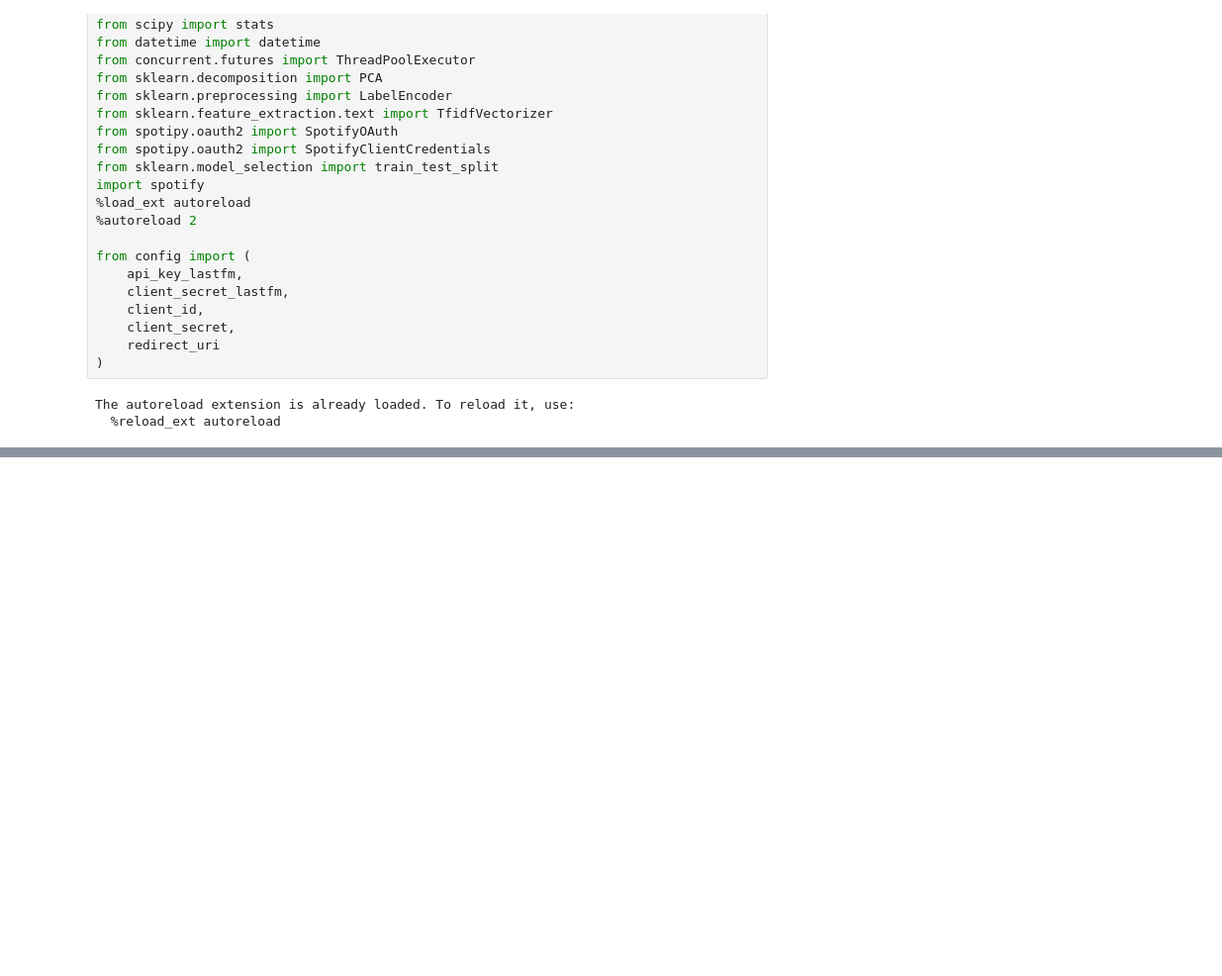
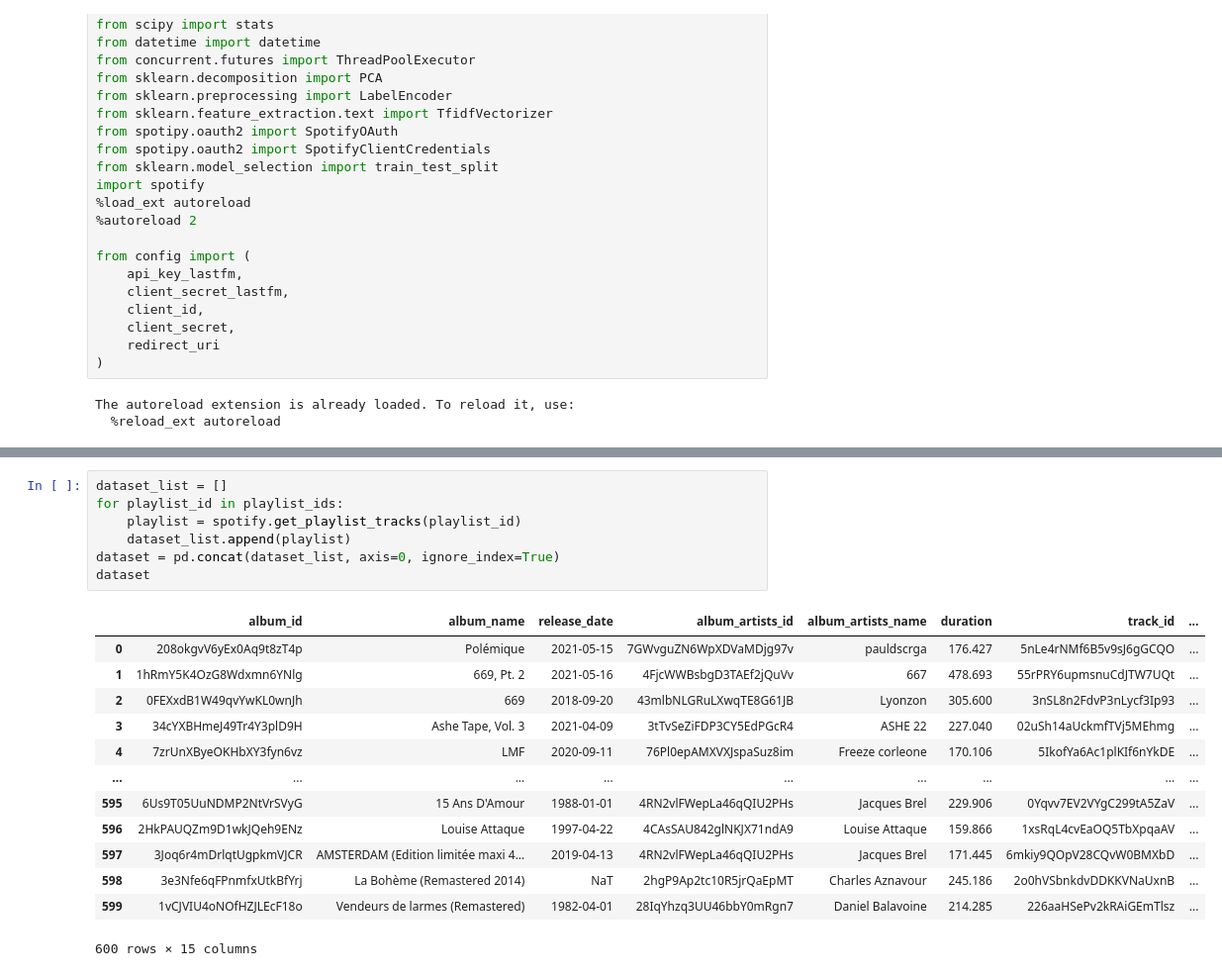
Before and after one commit to killian-bchr/data_science_projects, a Jupyter notebook: spotify_project/spotify_project.ipynb, the cells around one changed output, grey strips where cells are left out. Shown: that part at 99% size. Cells and saved outputs as stored; diff of their text form; blank space fills up the shorter version.

```diff
--- a/spotify_project/spotify_project.ipynb
+++ b/spotify_project/spotify_project.ipynb
@@ -31,0 +62,21 @@ The autoreload extension is already loaded. To reload it, use:
+# %%
+dataset_list = []
+for playlist_id in playlist_ids:
+    playlist = spotify.get_playlist_tracks(playlist_id)
+    dataset_list.append(playlist)
+dataset = pd.concat(dataset_list, axis=0, ignore_index=True)
+dataset
+# %% [output]
+|  | album_id | album_name | release_date | album_artists_id | album_artists_name | duration | track_id | ... |
+| 0 | 208okgvV6yEx0Aq9t8zT4p | Polémique | 2021-05-15 | 7GWvguZN6WpXDVaMDjg97v | pauldscrga | 176.427 | 5nLe4rNMf6B5v9sJ6gGCQO | ... |
+| 1 | 1hRmY5K4OzG8Wdxmn6YNlg | 669, Pt. 2 | 2021-05-16 | 4FjcWWBsbgD3TAEf2jQuVv | 667 | 478.693 | 55rPRY6upmsnuCdJTW7UQt | ... |
+| 2 | 0FEXxdB1W49qvYwKL0wnJh | 669 | 2018-09-20 | 43mlbNLGRuLXwqTE8G61JB | Lyonzon | 305.600 | 3nSL8n2FdvP3nLycf3Ip93 | ... |
+| 3 | 34cYXBHmeJ49Tr4Y3plD9H | Ashe Tape, Vol. 3 | 2021-04-09 | 3tTvSeZiFDP3CY5EdPGcR4 | ASHE 22 | 227.040 | 02uSh14aUckmfTVj5MEhmg | ... |
+| 4 | 7zrUnXByeOKHbXY3fyn6vz | LMF | 2020-09-11 | 76Pl0epAMXVXJspaSuz8im | Freeze corleone | 170.106 | 5IkofYa6Ac1plKIf6nYkDE | ... |
+| ... | ... | ... | ... | ... | ... | ... | ... | ... |
+| 595 | 6Us9T05UuNDMP2NtVrSVyG | 15 Ans D'Amour | 1988-01-01 | 4RN2vlFWepLa46qQIU2PHs | Jacques Brel | 229.906 | 0Yqvv7EV2VYgC299tA5ZaV | ... |
+| 596 | 2HkPAUQZm9D1wkJQeh9ENz | Louise Attaque | 1997-04-22 | 4CAsSAU842glNKJX71ndA9 | Louise Attaque | 159.866 | 1xsRqL4cvEaOQ5TbXpqaAV | ... |
+| 597 | 3Joq6r4mDrlqtUgpkmVJCR | AMSTERDAM (Edition limitée maxi 4... | 2019-04-13 | 4RN2vlFWepLa46qQIU2PHs | Jacques Brel | 171.445 | 6mkiy9QOpV28CQvW0BMXbD | ... |
+| 598 | 3e3Nfe6qFPnmfxUtkBfYrj | La Bohème (Remastered 2014) | NaT | 2hgP9Ap2tc10R5jrQaEpMT | Charles Aznavour | 245.186 | 2o0hVSbnkdvDDKKVNaUxnB | ... |
+| 599 | 1vCJVIU4oNOfHZJLEcF18o | Vendeurs de larmes (Remastered) | 1982-04-01 | 28IqYhzq3UU46bbY0mRgn7 | Daniel Balavoine | 214.285 | 226aaHSePv2kRAiGEmTlsz | ... |
+600 rows × 15 columns
```
Also changed, not shown: parts of 16 cells of this notebook, 5 other files.
